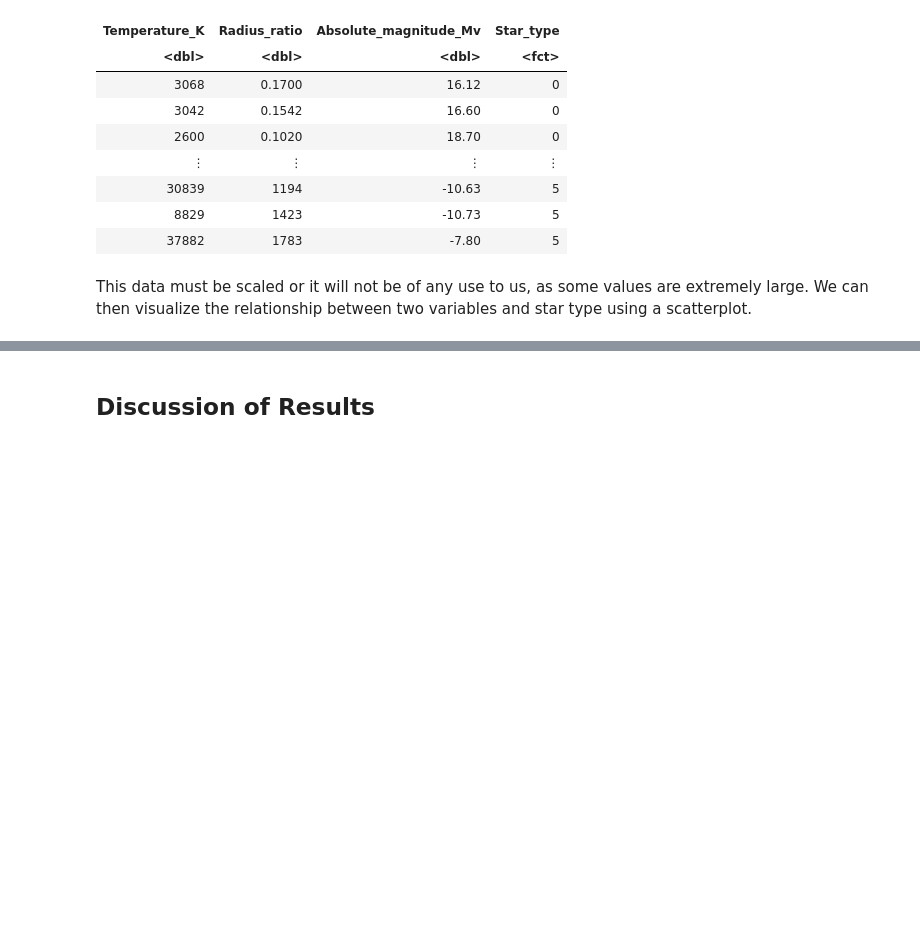
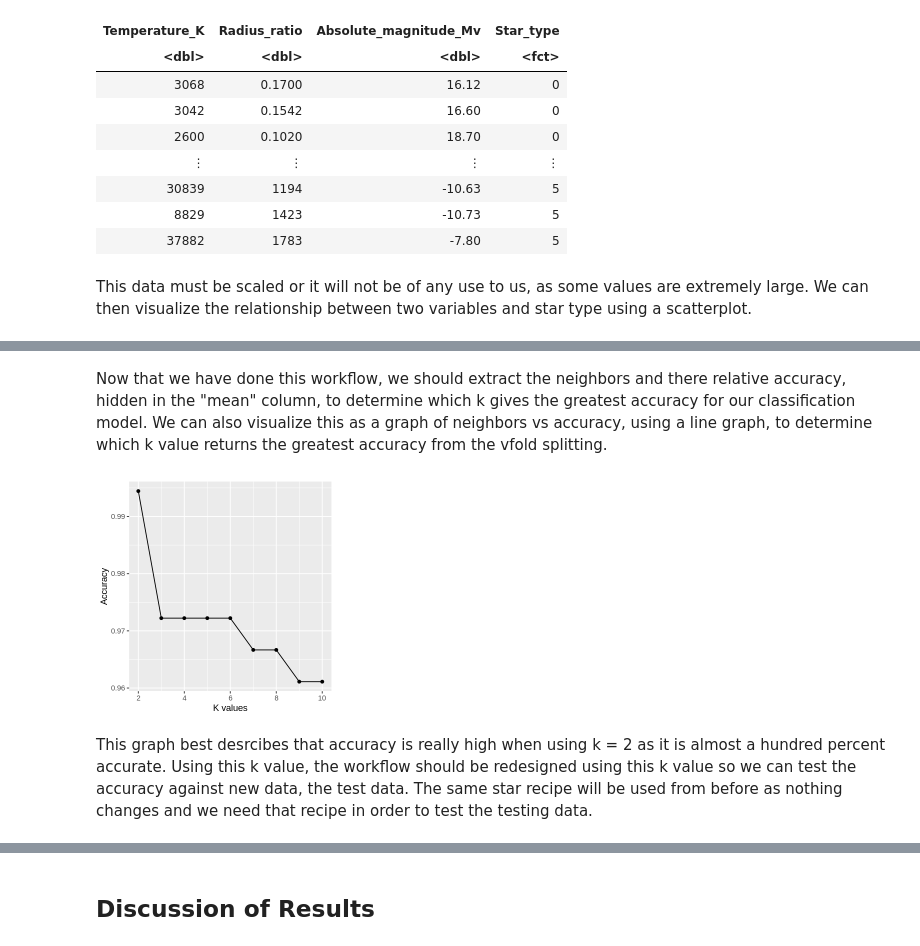
Before and after one commit to zackpeachell/DSCI_100_008_05_project, a Jupyter notebook: GROUP_PROJECT.ipynb, the cells around one changed output, grey strips where cells are left out. Drawn from its saved outputs; the diff is of its cells as text; code cells hidden in the pictures; blank space fills up the shorter version.

```diff
--- a/GROUP_PROJECT.ipynb
+++ b/GROUP_PROJECT.ipynb
@@ -153,0 +158,17 @@ star_recipe_plot
+# %%
+set.seed(9999)
+
+kknn_tune <- nearest_neighbor(weight_func = "rectangular", neighbors = tune())|>
+                    set_engine("kknn")|>
+                    set_mode("classification")
+
+star_vfold <-vfold_cv(train_star, v = 5, strata = Star_type)
+
+k_vals <- tibble(neighbors = seq(from = 2, to = 10, by = 1))
+
+star_workflow <- workflow()|>
+                    add_recipe(star_recipe)|>
+                    add_model(kknn_tune)|>
+                    tune_grid(resamples = star_vfold, grid = k_vals)|>
+                    collect_metrics()
+star_workflow
@@ -153,0 +186,19 @@ star_recipe_plot
+# %% [markdown]
+Now that we have done this workflow, we should extract the neighbors and there relative accuracy, hidden in the "mean" column, to determine which k gives the greatest accuracy for our classification model. We can also visualize this as a graph of neighbors vs accuracy, using a line graph, to determine which k value returns the greatest accuracy from the vfold splitting.
+# %%
+set.seed(9999)
+
+accuracies <- star_workflow |>
+                filter(.metric == "accuracy")
+options(repr.plot.height = 4, repr.plot.width = 4)
+best_k_plot <- accuracies |>
+                ggplot(aes(x = neighbors, y = mean))+
+                geom_point()+
+                geom_line()+
+                xlab("K values")+
+                ylab("Accuracy")
+best_k_plot
+# %% [output]
+[figure, added]
+# %% [markdown]
+This graph best desrcibes that accuracy is really high when using k = 2 as it is almost a hundred percent accurate. Using this k value, the workflow should be redesigned using this k value so we can test the accuracy against new data, the test data. The same star recipe will be used from before as nothing changes and we need that recipe in order to test the testing data.
```
Also changed, not shown: parts of 9 cells of this notebook.
